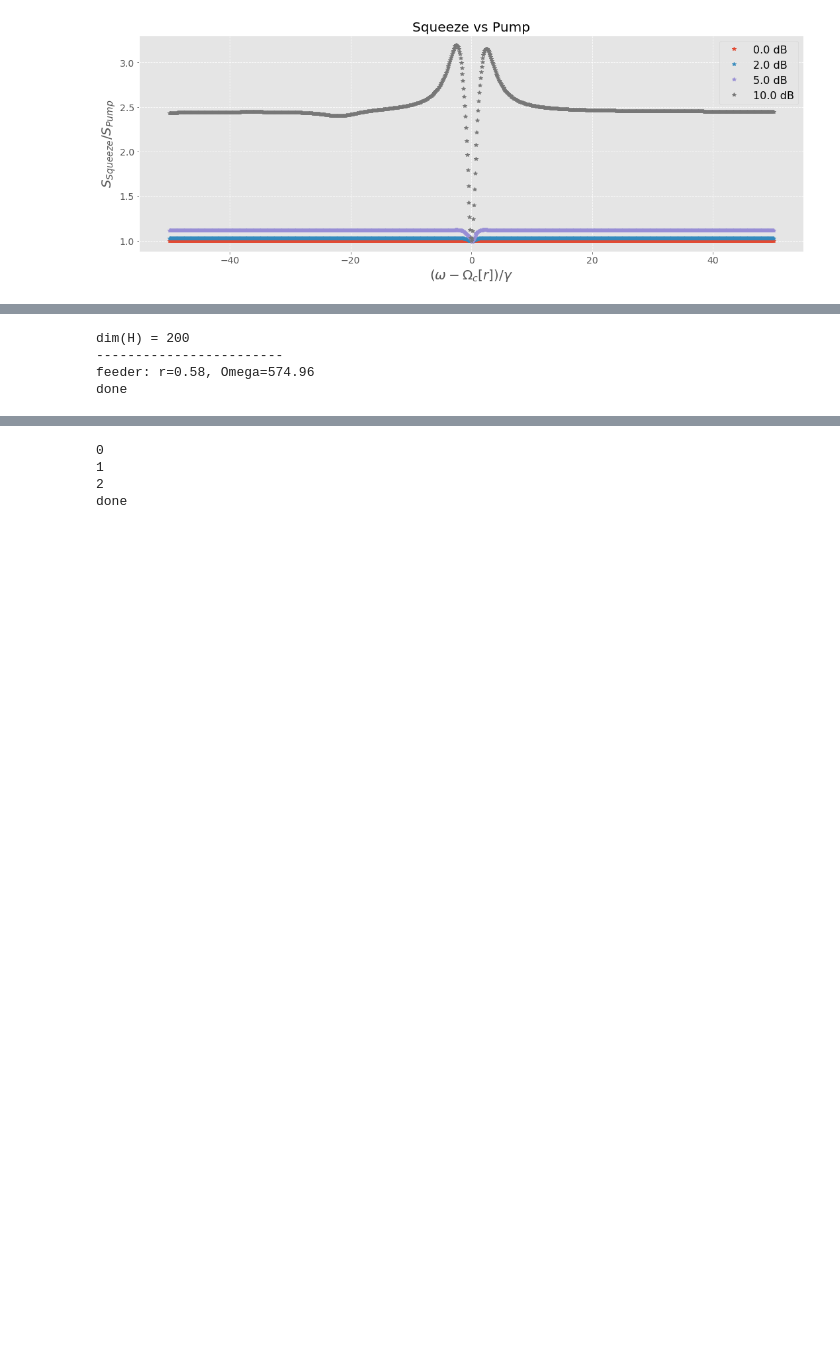
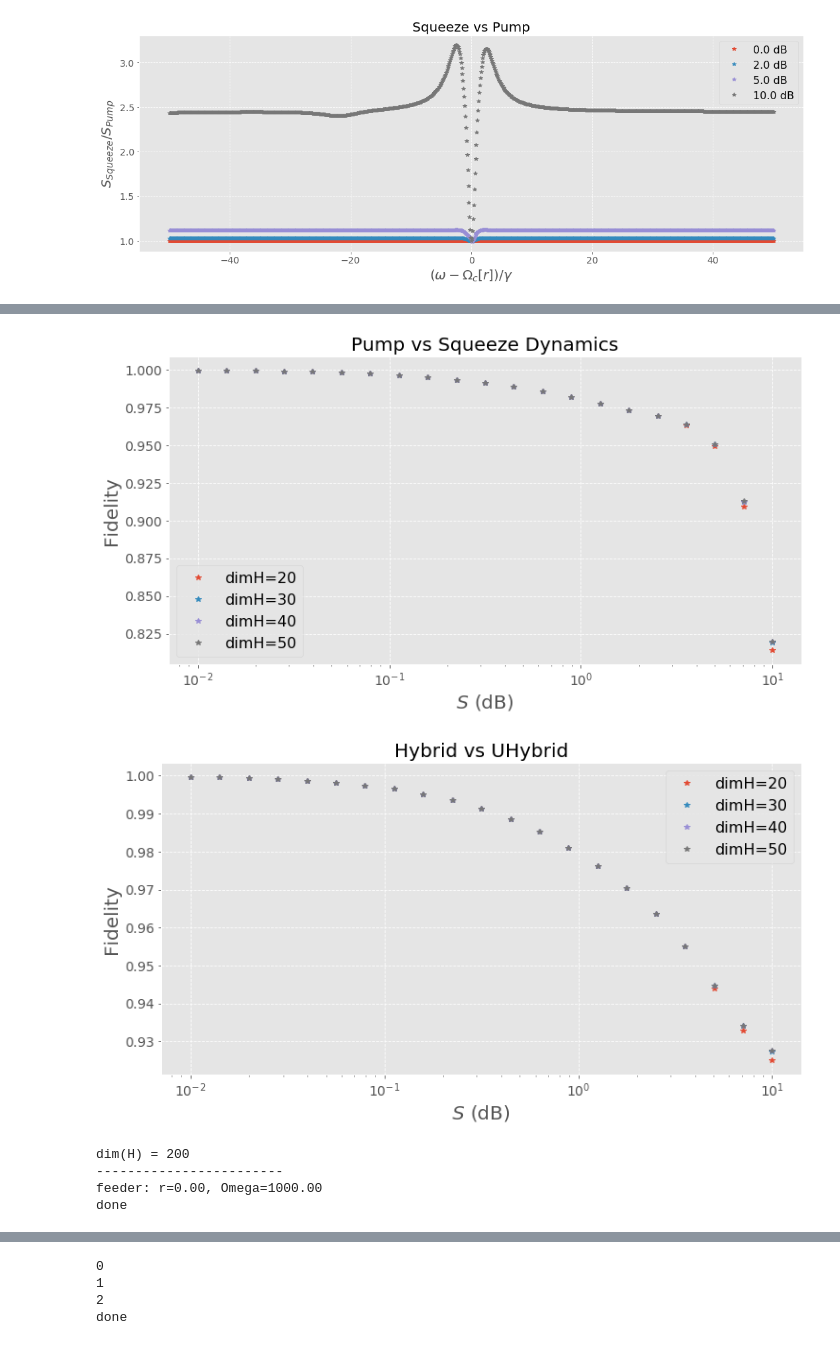
Before and after one commit to MVillius/star3gate, a Jupyter notebook: Full_0.ipynb, the cells around one changed output, grey strips where cells are left out. Saved outputs shown, nothing was run; the diff lists cells and outputs as text; code cells hidden in the pictures; blank space fills up the shorter version.

```diff
--- a/Full_0.ipynb
+++ b/Full_0.ipynb
@@ -822,3 +904,60 @@ feeder: r=1.15, Omega=198.02
+# %%
+''' Plotting '''
+fig1, ax1 = plt.subplots(1, figsize=(12,6))
+fig2, ax2 = plt.subplots(1, figsize=(12,6))
+#fig3, ax3 = plt.subplots(1, figsize=(12,6))
+#fig4, ax4 = plt.subplots(1, figsize=(18,6))
+saving  = False
+
+Nd = len(dlist)
+NS = len(Slist)
+
+pump2Usqueez = np.zeros((Nd, NS))
+pump2squeez = np.zeros((Nd, NS))
+hyb2Uhyb = np.zeros((Nd, NS))
+for jj, Na in enumerate(dlist):
+    for ii, S in enumerate(Slist):
+        e_pump, w_pump = feeder(S, d_cp, w_cav, printing=False)
+        sys.twopi_update({'e_pump':e_pump, 'w_pump':w_pump})
+        U = qt.tensor(qt.squeeze(Na, -sys.args['r']), I2)
+        sp = spump[jj][ii]
+        ss = U*ssqueez[jj][ii]*U.dag()
+        pump2Usqueez[jj][ii] = qt.fidelity(sp,ss)
+        ss = ssqueez[jj][ii]
+        pump2squeez[jj][ii] = qt.fidelity(sp,ss)
+
+        sh  = shybrid[jj][ii]
+        suh = sUhybrid[jj][ii]
+        hyb2Uhyb[jj][ii] = qt.fidelity(sp,ss)
+
+    ax1.semilogx(Slist, pump2Usqueez[jj], '*', color='C'+str(jj%10), label=r'dimH=%.f'%(2*dlist[jj]))
+#    ax1.semilogx(Slist, pump2squeez[jj], 'o', color='C'+str(jj%10))
+
+    ax2.semilogx(Slist, hyb2Uhyb[jj], '*', color='C'+str(jj%10), label=r'dimH=%.f'%(2*dlist[jj]))
+
+#[ax1.semilogx(Slist, pump2squeez[jj], '*', label=r'dimH=%.f'%(2*dlist[jj])) for jj in range(Nd)]
+
+ax1.set_ylabel(r'Fidelity')
+ax1.grid(linestyle='--')
+ax1.set_xlabel(r'$S$ (dB)')
+ax1.legend()
+ax1.set_title(r'Pump vs Squeeze Dynamics')
+
+ax2.set_ylabel(r'Fidelity')
+ax2.grid(linestyle='--')
+ax2.set_xlabel(r'$S$ (dB)')
+ax2.legend()
+ax2.set_title(r'Hybrid vs UHybrid')
+
+
+
+plt.show()
+if saving:
+    fig1.tight_layout()
+    fig1.savefig('Comparision_Hybrid')
+# %% [output]
+[figure, added]
+[figure, added]
 # %%
 ''' Steadystate Wigners  '''
 Na    = 100
@@ -830,7 +969,7 @@ g     = 0.2*gamma
 hilbert(Na)
 sys   = system(w_cav=w_cav, g=g, gamma=gamma, kappa=gamma)
 
-Slist = np.array([5])
+Slist = np.array([0])
 hot = False
 span  = 50
 shybrid, spump, ssqueez = [], [], []
@@ -851,7 +990,7 @@ print('done')
 # %% [output]
 dim(H) = 200
 ------------------------
-feeder: r=0.58, Omega=574.96
+feeder: r=0.00, Omega=1000.00
 done
 # %%
 ''' Plotting '''
```
Also changed, not shown: parts of 14 cells of this notebook.
